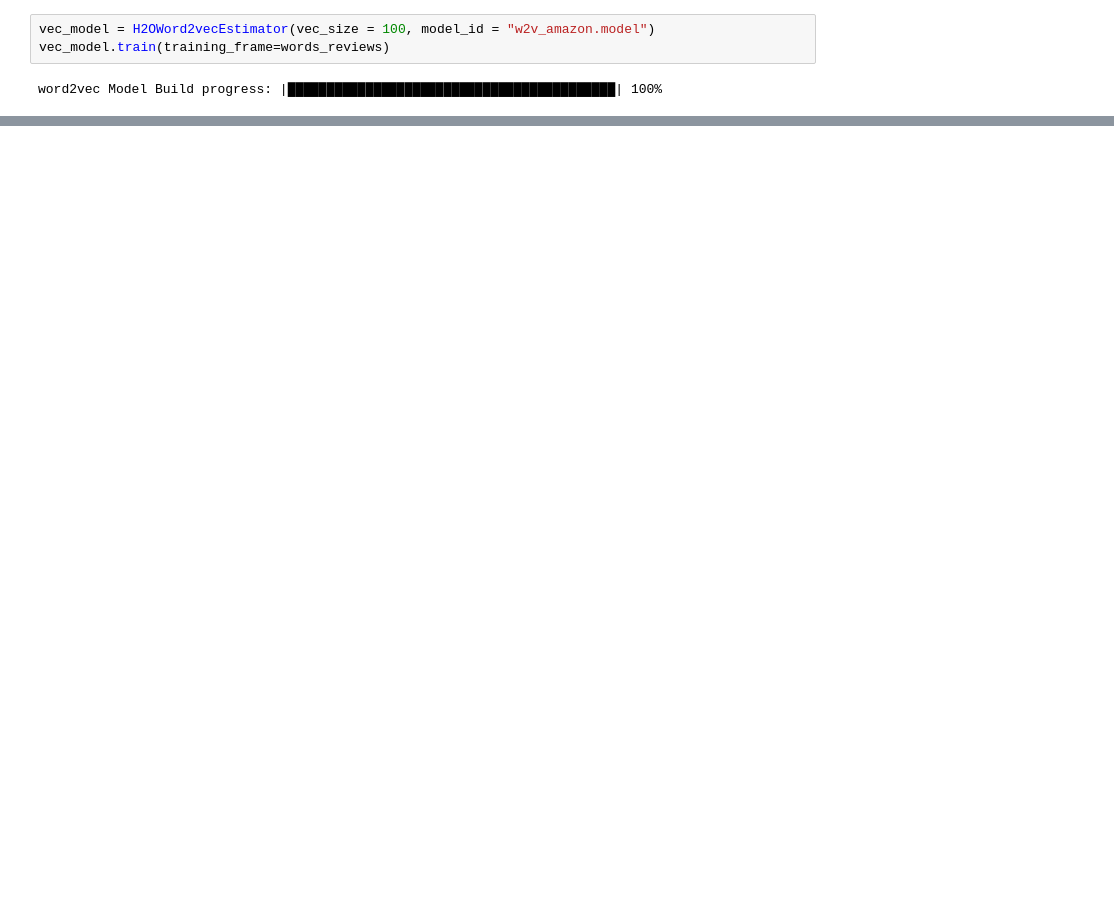
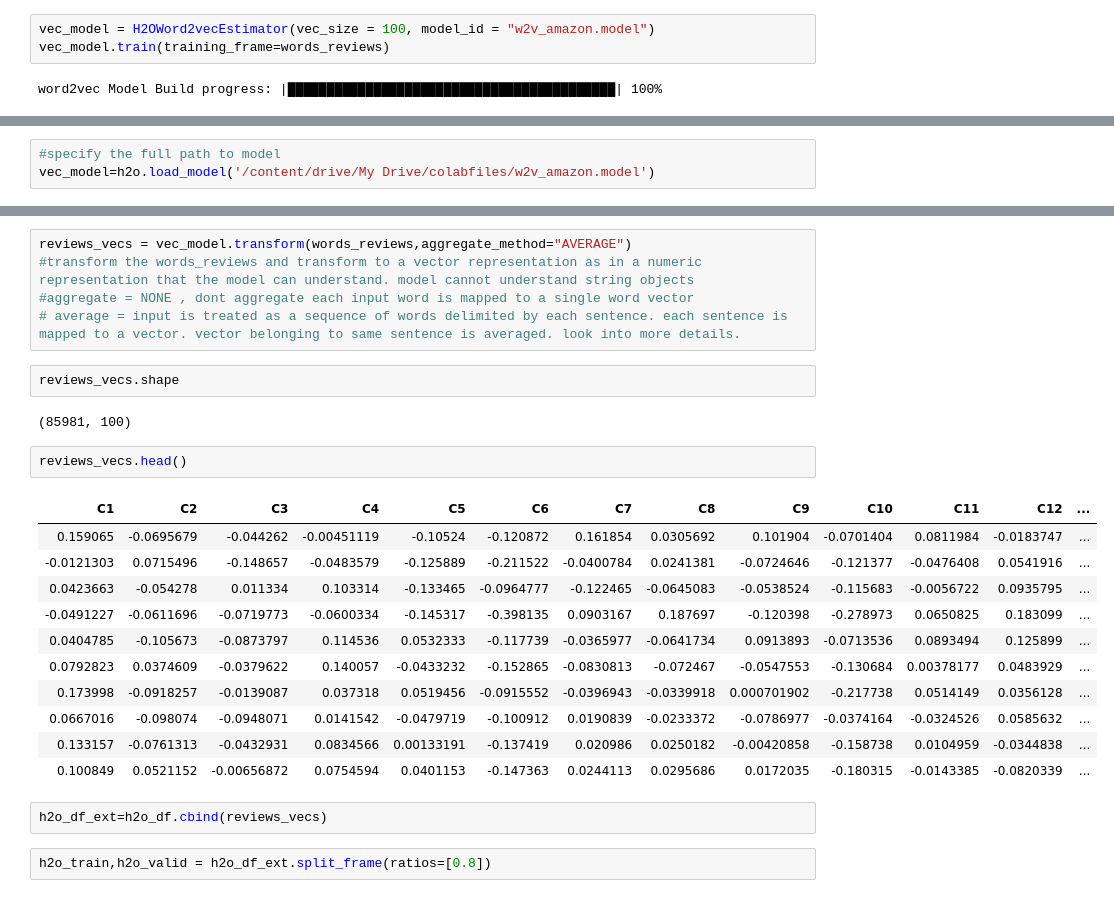
Before and after one commit to kappakpr/DeepLearning, a Jupyter notebook: senti2_GBM_H2O.ipynb, the cells around one changed output, grey strips where cells are left out. Saved outputs shown, nothing was run; the diff lists cells and outputs as text; blank space fills up the shorter version.

```diff
--- a/senti2_GBM_H2O.ipynb
+++ b/senti2_GBM_H2O.ipynb
@@ -229,0 +263,3 @@ word2vec Model Build progress: |████████████████
+# %%
+#specify the full path to model
+vec_model=h2o.load_model('/content/drive/My Drive/colabfiles/w2v_amazon.model')
@@ -229,0 +292,27 @@ word2vec Model Build progress: |████████████████
+# %%
+reviews_vecs = vec_model.transform(words_reviews,aggregate_method="AVERAGE")
+#transform the words_reviews and transform to a vector representation as in a numeric representation that the model can understand. model cannot understand string objects
+#aggregate = NONE , dont aggregate each input word is mapped to a single word vector
+# average = input is treated as a sequence of words delimited by each sentence. each sentence is mapped to a vector. vector belonging to same sentence is averaged. look into more details.
+# %%
+reviews_vecs.shape
+# %% [output]
+(85981, 100)
+# %%
+reviews_vecs.head()
+# %% [output]
+| C1 | C2 | C3 | C4 | C5 | C6 | C7 | C8 | C9 | C10 | C11 | C12 | ... |
+| 0.159065 | -0.0695679 | -0.044262 | -0.00451119 | -0.10524 | -0.120872 | 0.161854 | 0.0305692 | 0.101904 | -0.0701404 | 0.0811984 | -0.0183747 | ... |
+| -0.0121303 | 0.0715496 | -0.148657 | -0.0483579 | -0.125889 | -0.211522 | -0.0400784 | 0.0241381 | -0.0724646 | -0.121377 | -0.0476408 | 0.0541916 | ... |
+| 0.0423663 | -0.054278 | 0.011334 | 0.103314 | -0.133465 | -0.0964777 | -0.122465 | -0.0645083 | -0.0538524 | -0.115683 | -0.0056722 | 0.0935795 | ... |
+| -0.0491227 | -0.0611696 | -0.0719773 | -0.0600334 | -0.145317 | -0.398135 | 0.0903167 | 0.187697 | -0.120398 | -0.278973 | 0.0650825 | 0.183099 | ... |
+| 0.0404785 | -0.105673 | -0.0873797 | 0.114536 | 0.0532333 | -0.117739 | -0.0365977 | -0.0641734 | 0.0913893 | -0.0713536 | 0.0893494 | 0.125899 | ... |
+| 0.0792823 | 0.0374609 | -0.0379622 | 0.140057 | -0.0433232 | -0.152865 | -0.0830813 | -0.072467 | -0.0547553 | -0.130684 | 0.00378177 | 0.0483929 | ... |
+| 0.173998 | -0.0918257 | -0.0139087 | 0.037318 | 0.0519456 | -0.0915552 | -0.0396943 | -0.0339918 | 0.000701902 | -0.217738 | 0.0514149 | 0.0356128 | ... |
+| 0.0667016 | -0.098074 | -0.0948071 | 0.0141542 | -0.0479719 | -0.100912 | 0.0190839 | -0.0233372 | -0.0786977 | -0.0374164 | -0.0324526 | 0.0585632 | ... |
+| 0.133157 | -0.0761313 | -0.0432931 | 0.0834566 | 0.00133191 | -0.137419 | 0.020986 | 0.0250182 | -0.00420858 | -0.158738 | 0.0104959 | -0.0344838 | ... |
+| 0.100849 | 0.0521152 | -0.00656872 | 0.0754594 | 0.0401153 | -0.147363 | 0.0244113 | 0.0295686 | 0.0172035 | -0.180315 | -0.0143385 | -0.0820339 | ... |
+# %%
+h2o_df_ext=h2o_df.cbind(reviews_vecs)
+# %%
+h2o_train,h2o_valid = h2o_df_ext.split_frame(ratios=[0.8])
```
Also changed, not shown: parts of 12 cells of this notebook.
